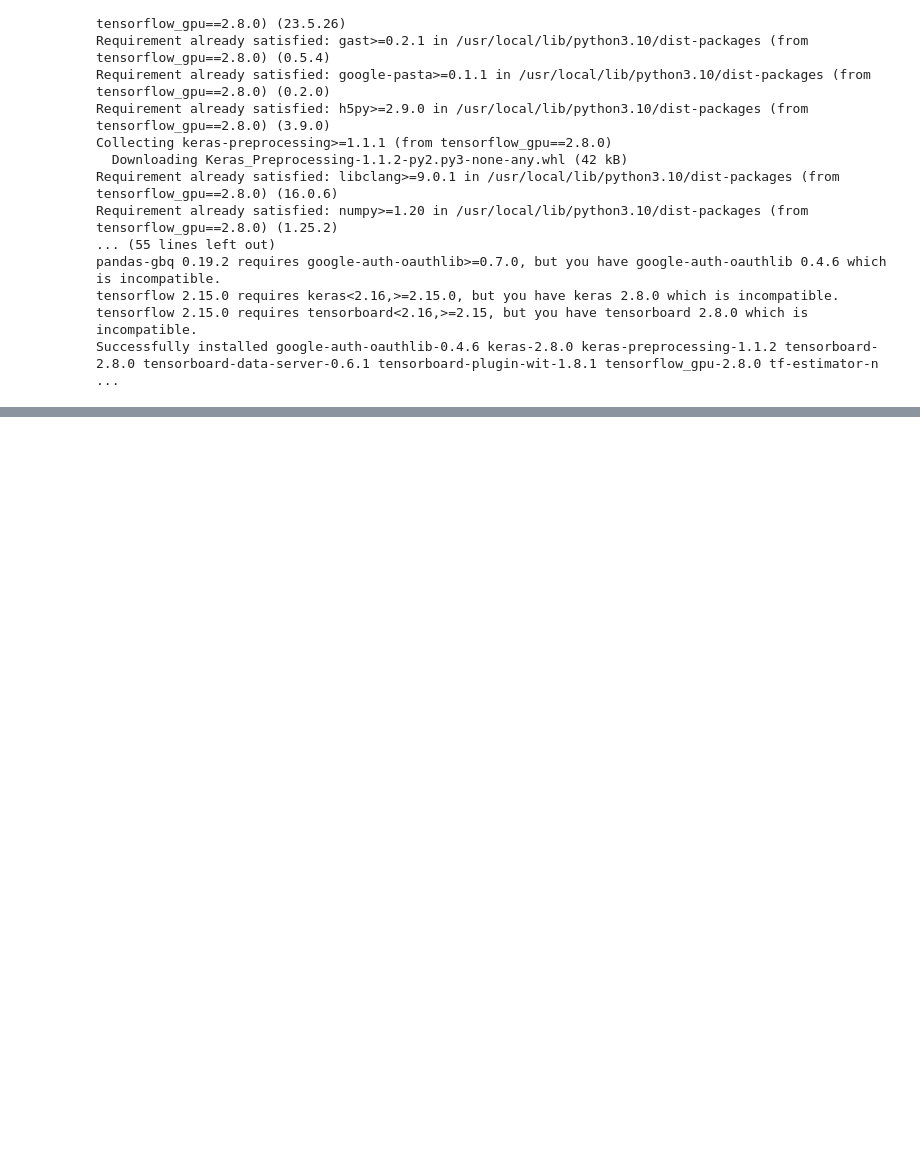
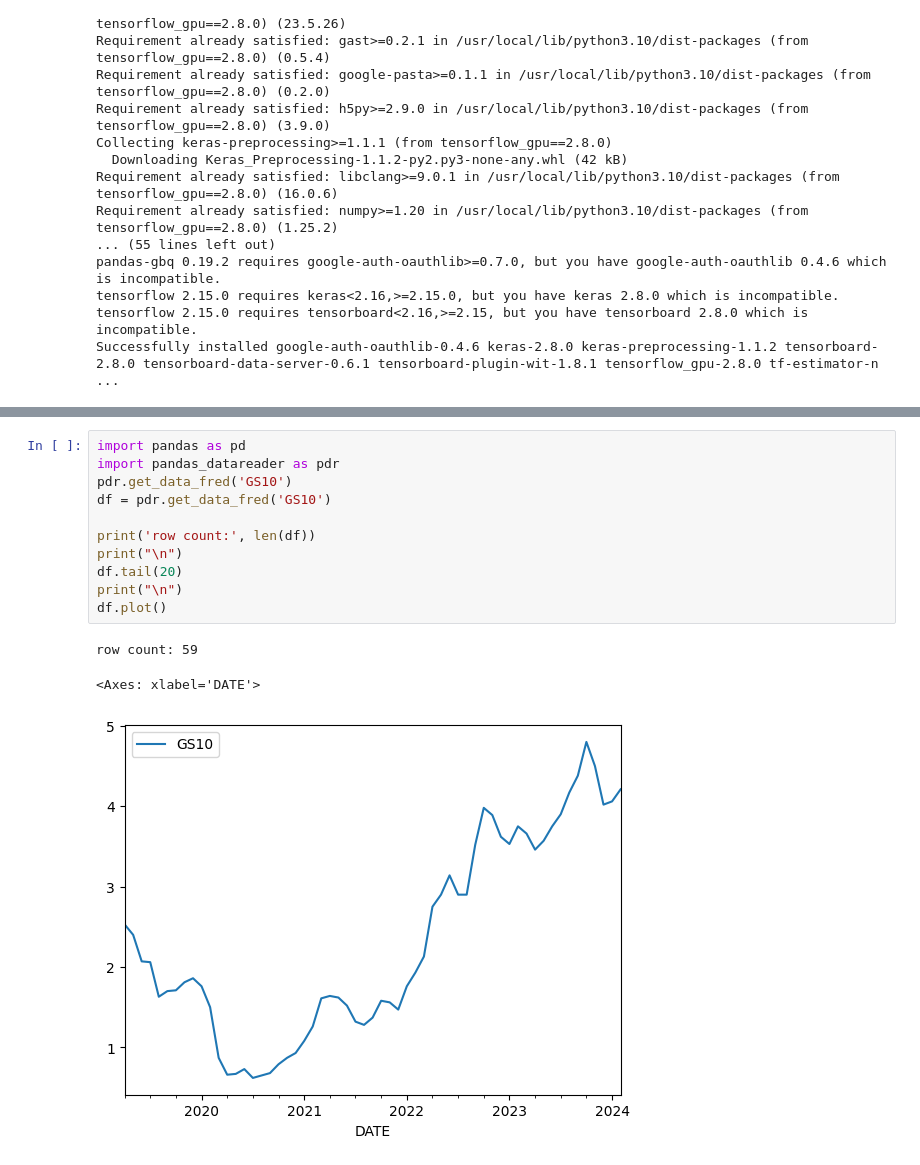
Before and after one commit to albaker09/PY_Keras_Pytorch0308, a Jupyter notebook: Py_Keras002.ipynb, the cells around one changed output, grey strips where cells are left out. Saved outputs shown, nothing was run; the diff lists cells and outputs as text; blank space fills up the shorter version.

```diff
--- a/Py_Keras002.ipynb
+++ b/Py_Keras002.ipynb
@@ -111,0 +236,15 @@ Successfully installed google-auth-oauthlib-0.4.6 keras-2.8.0 keras-preprocessin
+# %%
+import pandas as pd
+import pandas_datareader as pdr
+pdr.get_data_fred('GS10')
+df = pdr.get_data_fred('GS10')
+
+print('row count:', len(df))
+print("\n")
+df.tail(20)
+print("\n")
+df.plot()
+# %% [output]
+row count: 59
+<Axes: xlabel='DATE'>
+[figure, added]
```
Also changed, not shown: parts of 13 cells of this notebook, 2 other files.
